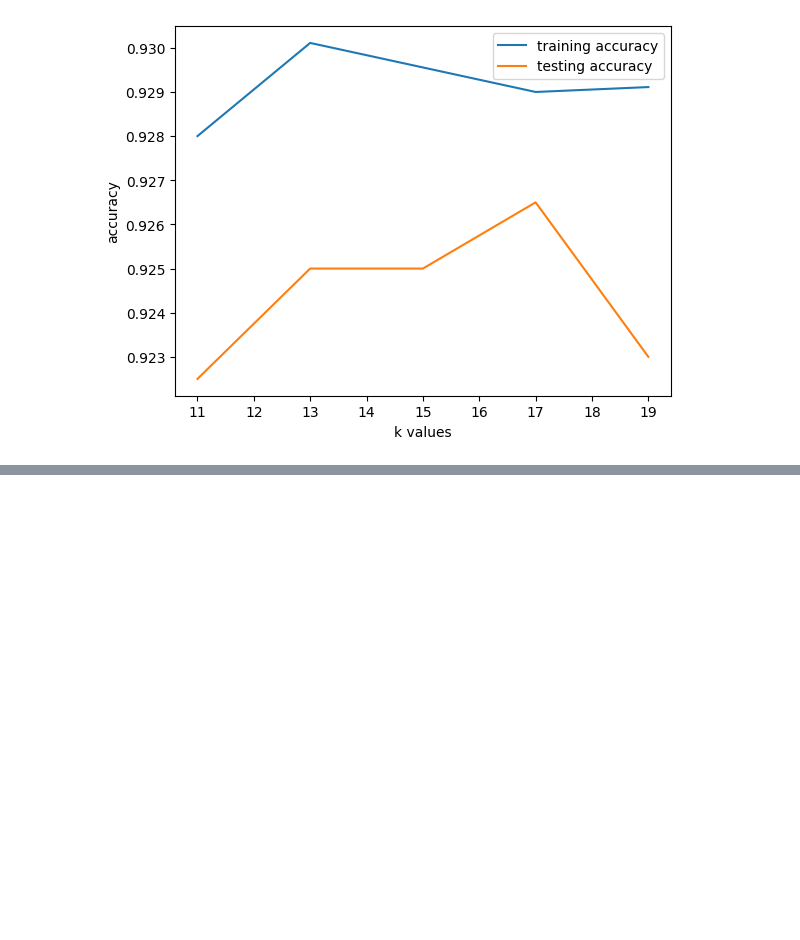
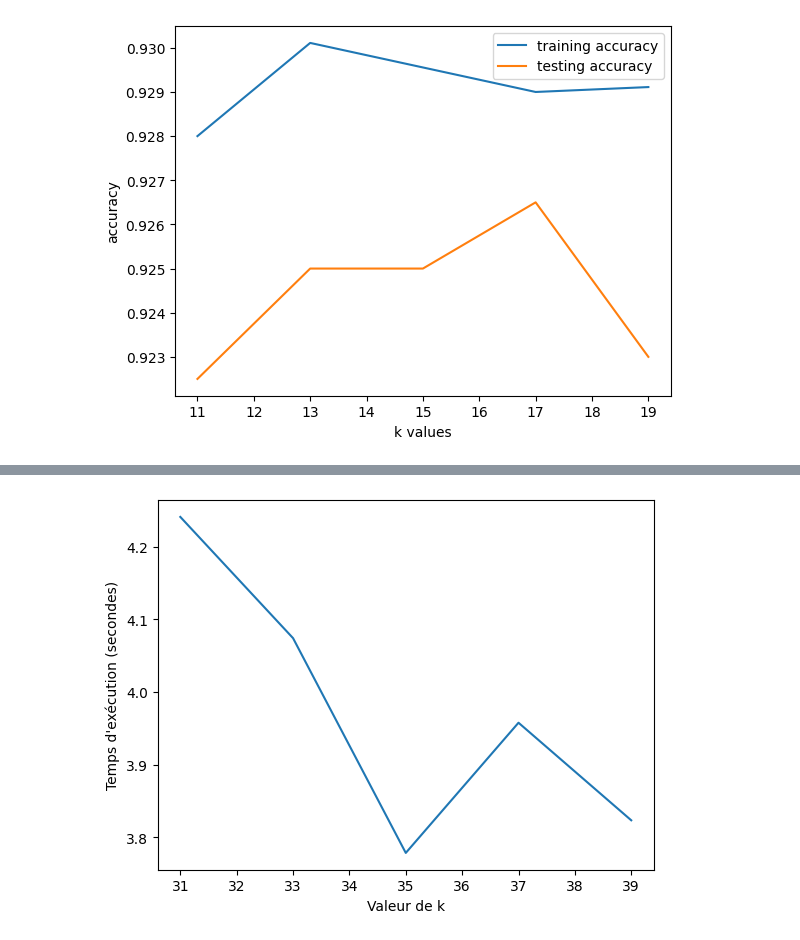
Before and after one commit to AnyesTAFOUGHALT/LU3IN026_Mini_Project1_Data_Science, a Jupyter notebook: projet-1-Djerfaf_Tafoughalt.ipynb, the cells around one changed output, grey strips where cells are left out. Cells and saved outputs as stored; diff of their text form; code cells hidden in the pictures; blank space fills up the shorter version.

```diff
--- a/projet-1-Djerfaf_Tafoughalt.ipynb
+++ b/projet-1-Djerfaf_Tafoughalt.ipynb
@@ -231,0 +330,8 @@ plt.show()
+# %%
+# Tracer un graphique des temps d'exécution par rapport à la valeur de k
+plt.plot(k_values, times)
+plt.xlabel('Valeur de k')
+plt.ylabel('Temps d\'exécution (secondes)')
+plt.show()
+# %% [output]
+[figure, added]
```
Also changed, not shown: parts of 44 cells of this notebook, 1 other file.
